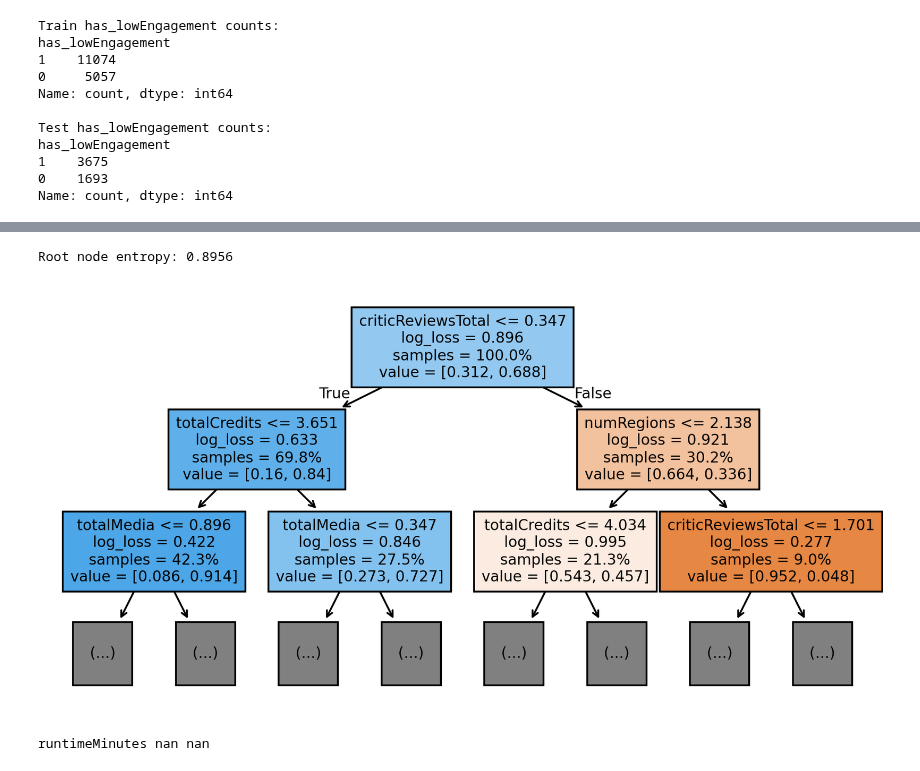
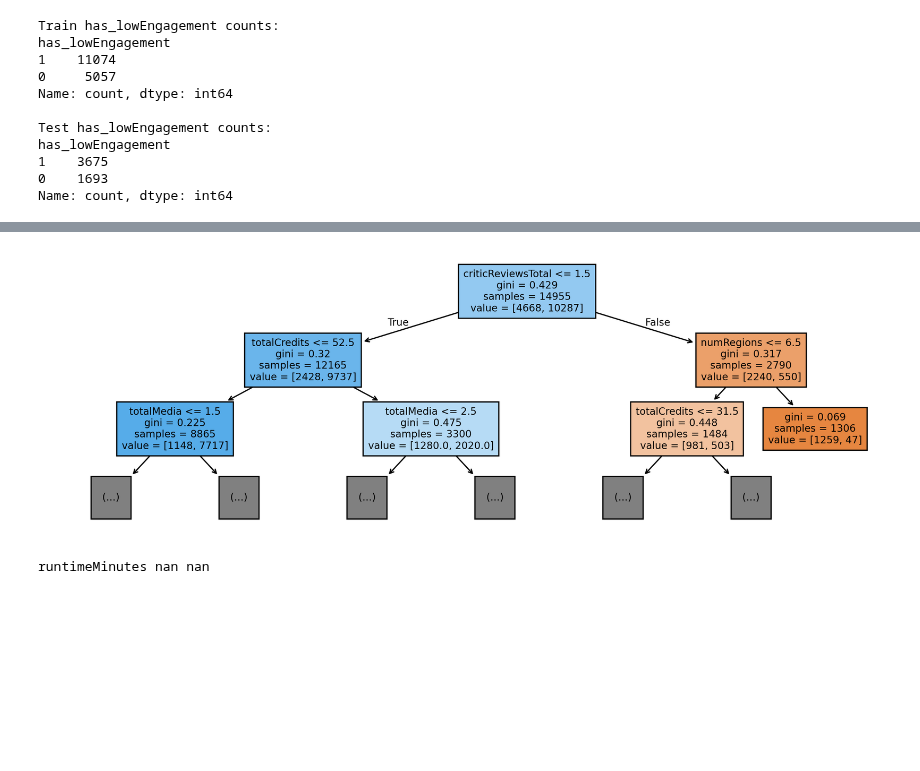
Before and after one commit to ChefBB/data_mining_1, a Jupyter notebook: code/binary_decision_trees.ipynb, the cells around one changed output, grey strips where cells are left out. Drawn from its saved outputs; the diff is of its cells as text; code cells hidden in the pictures; blank space fills up the shorter version.

```diff
--- a/code/binary_decision_trees.ipynb
+++ b/code/binary_decision_trees.ipynb
@@ -3,10 +3,6 @@ from support.df_init import init
 
 train = init()
 test = init('pp_test.csv')
-# %%
-from support.transformations import apply_transformations
-
-train, test = apply_transformations(train, test)
 # %%
 train.columns
 # %% [output]
@@ -113,7 +113,7 @@ feats = [
     'totalMedia',
     'totalCredits',
     'totalNominations',
-    # 'rating',
+    'rating',
     'startYear',
     # 'canHaveEpisodes',
     'fill_runtimeMinutes_Bruno',
@@ -124,13 +124,13 @@ feats = [
     # 'is_Fantasy', 'is_Family', 'is_Mystery', 'is_Talk-Show', 'is_Drama',
     # 'is_Sport', 'is_War', 'is_Horror', 'is_Animation',
     'countryOfOrigin_freq_enc',
-    # 'countryOfOrigin_NA',
-    # 'countryOfOrigin_AF',
+    'countryOfOrigin_NA',
+    'countryOfOrigin_AF',
     'countryOfOrigin_AS',
     'countryOfOrigin_EU',
-    # 'countryOfOrigin_OC',
-    # 'countryOfOrigin_SA',
-    # 'countryOfOrigin_UNK',
+    'countryOfOrigin_OC',
+    'countryOfOrigin_SA',
+    'countryOfOrigin_UNK',
     # 'is_from_Oceania', 'is_from_North America',
     # 'is_from_South America', 'is_from_Asia', 'is_from_Africa',
     # 'is_from_Europe',
@@ -138,11 +138,10 @@ feats = [
     # 'userReviewsTotal',
     'titleType_movie', 'titleType_short',
     'titleType_tvEpisode',
-    # 'titleType_tvMiniSeries',
-    # 'titleType_tvMovie',
+    'titleType_tvMiniSeries',
+    'titleType_tvMovie',
     'titleType_tvSeries',
-    # 'titleType_tvShort',
-    # 'titleType_tvSpecial',
+    'titleType_tvSpecial',
     'titleType_video'
 ]
 # %%
@@ -150,8 +149,6 @@ from sklearn.tree import DecisionTreeClassifier
 from sklearn.metrics import classification_report
 from scipy.stats import randint, uniform
 from sklearn.model_selection import RandomizedSearchCV
-from sklearn.preprocessing import StandardScaler
-import pandas as pd
 
 # Prepare the data
 X_train = train.loc[~train['outlier_w_type'], feats].copy()
@@ -166,7 +163,7 @@ y_train = train.loc[~train['outlier_w_type'], 'has_lowEngagement'].copy()
 y_test = test.loc[~test['outlier_w_type'], 'has_lowEngagement'].copy()
 
 param_grid = {
-    'criterion': ['gini', 'entropy', 'log_loss'],
+    'criterion': ['gini', 'entropy'],
     'max_depth': randint(10, 60),
     'min_samples_split': randint(2, 30),
     'min_samples_leaf': randint(1, 30),
@@ -285,23 +289,12 @@ plt.show()
 # %%
 from sklearn.tree import plot_tree
-from scipy.stats import entropy as scipy_entropy
-import numpy as np
 
-plt.figure(figsize=(8, 4), dpi=300)
-
-# Calculate and display tree entropy at the root node
-
-# Get class probabilities at the root node
-root_value = clf.tree_.value[0][0]
-root_probs = root_value / root_value.sum()
-root_entropy = scipy_entropy(root_probs, base=2)
-print(f"Root node entropy: {root_entropy:.4f}")
+plt.figure(figsize=(12, 4), dpi=300)
 plot_tree(clf, feature_names=feats, filled=True,
-          max_depth=2, fontsize=8, proportion=True)
+          max_depth=2, fontsize=8,)
 plt.show()
 # %% [output]
-Root node entropy: 0.8956
-[figure, old version]
+[figure, new version]
 # %%
 from support.outliers import detect_outliers
 
```
Also changed, not shown: parts of 7 cells of this notebook, 9 other files.
